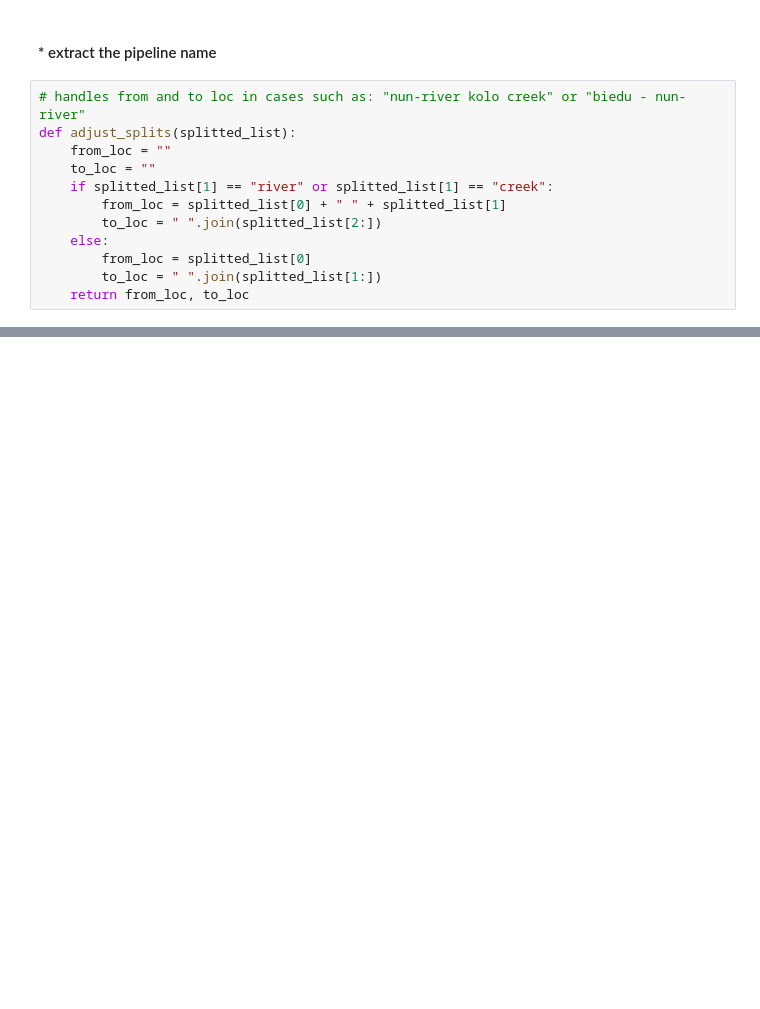
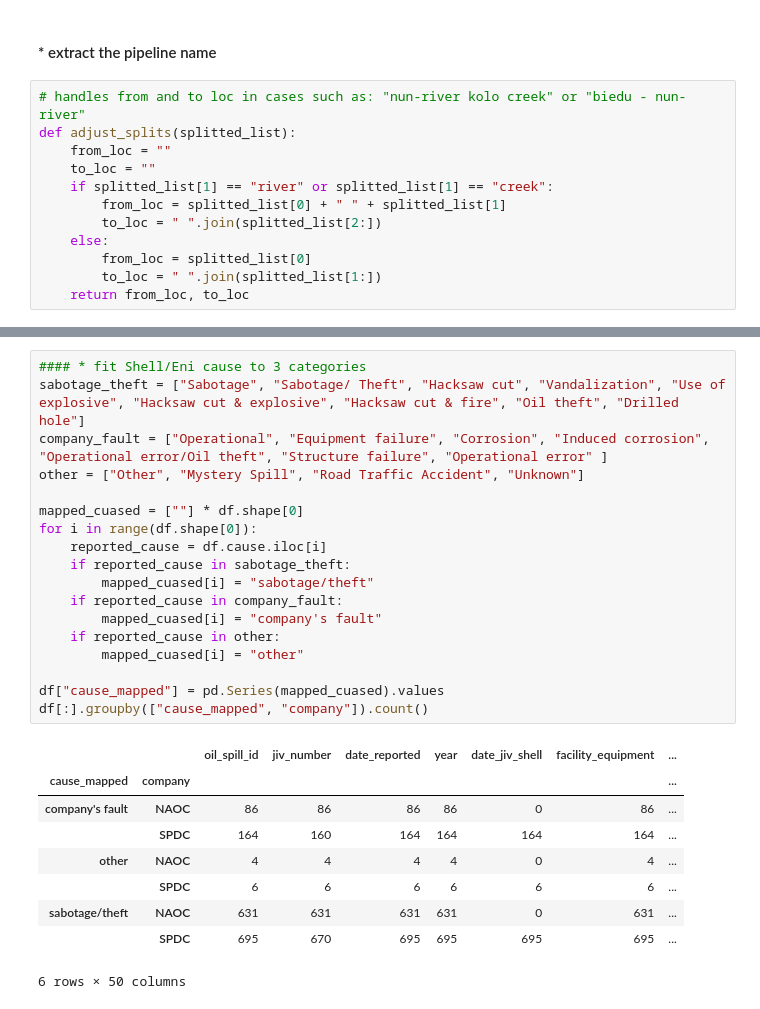
Before and after one commit to estambolieva/oil-spills, a Jupyter notebook: 1.Data Exploration.ipynb, the cells around one changed output, grey strips where cells are left out. Drawn from its saved outputs; the diff is of its cells as text; blank space fills up the shorter version.

```diff
--- a/1.Data Exploration.ipynb
+++ b/1.Data Exploration.ipynb
@@ -397,0 +452,28 @@ df[["facility_equipment", "inches", "facility_name", "facility_start", "facility
+# %%
+#### * fit Shell/Eni cause to 3 categories
+sabotage_theft = ["Sabotage", "Sabotage/ Theft", "Hacksaw cut", "Vandalization", "Use of explosive", "Hacksaw cut & explosive", "Hacksaw cut & fire", "Oil theft", "Drilled hole"]
+company_fault = ["Operational", "Equipment failure", "Corrosion", "Induced corrosion", "Operational error/Oil theft", "Structure failure", "Operational error" ]
+other = ["Other", "Mystery Spill", "Road Traffic Accident", "Unknown"]
+
+mapped_cuased = [""] * df.shape[0]
+for i in range(df.shape[0]):
+    reported_cause = df.cause.iloc[i]
+    if reported_cause in sabotage_theft:
+        mapped_cuased[i] = "sabotage/theft"
+    if reported_cause in company_fault:
+        mapped_cuased[i] = "company's fault"
+    if reported_cause in other:
+        mapped_cuased[i] = "other"
+
+df["cause_mapped"] = pd.Series(mapped_cuased).values
+df[:].groupby(["cause_mapped", "company"]).count()
+# %% [output]
+|  |  | oil_spill_id | jiv_number | date_reported | year | date_jiv_shell | facility_equipment | ... |
+| cause_mapped | company |  |  |  |  |  |  | ... |
+| company's fault | NAOC | 86 | 86 | 86 | 86 | 0 | 86 | ... |
+|  | SPDC | 164 | 160 | 164 | 164 | 164 | 164 | ... |
+| other | NAOC | 4 | 4 | 4 | 4 | 0 | 4 | ... |
+|  | SPDC | 6 | 6 | 6 | 6 | 6 | 6 | ... |
+| sabotage/theft | NAOC | 631 | 631 | 631 | 631 | 0 | 631 | ... |
+|  | SPDC | 695 | 670 | 695 | 695 | 695 | 695 | ... |
+6 rows × 50 columns
```
Also changed, not shown: parts of 24 cells of this notebook.
